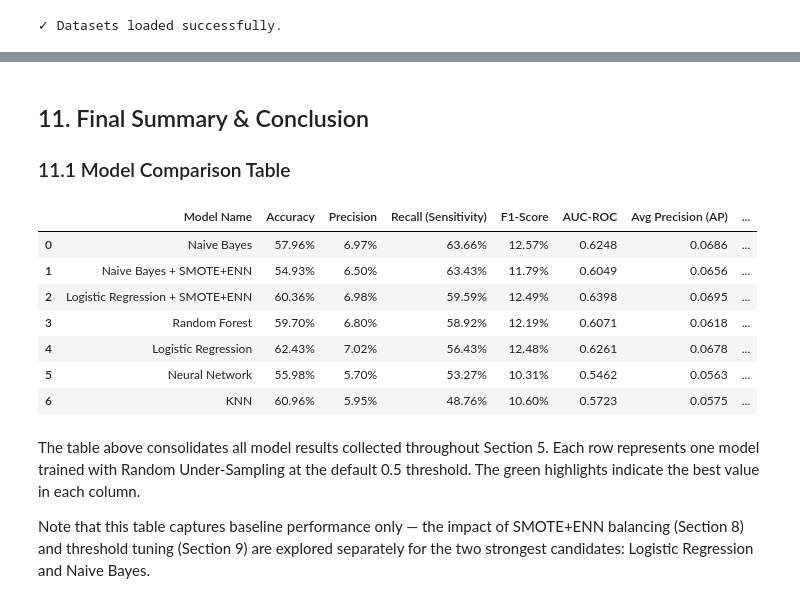
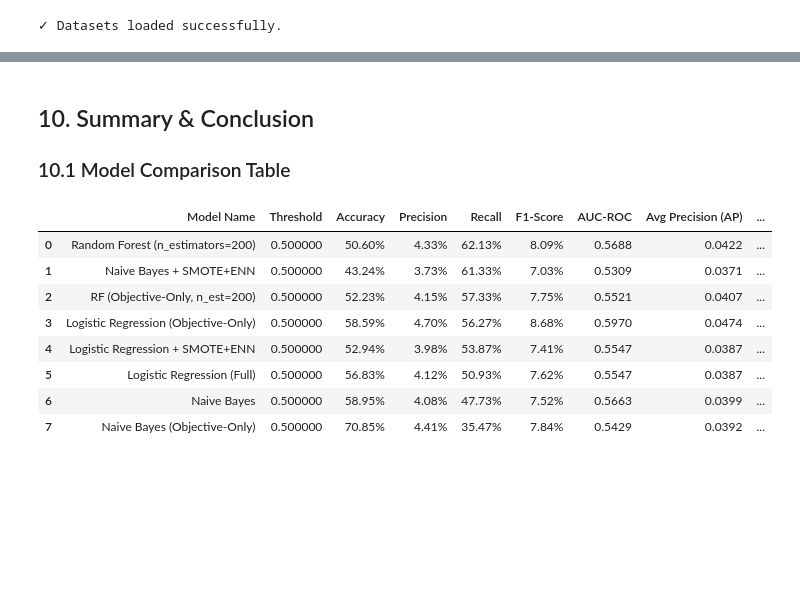
Before and after one commit to BeatrizF26/IAA-InjuryPrediction, a Jupyter notebook: notebook/models.ipynb, the cells around one changed output, grey strips where cells are left out. Saved outputs shown, nothing was run; the diff lists cells and outputs as text; code cells hidden in the pictures; blank space fills up the shorter version.

```diff
--- a/notebook/models.ipynb
+++ b/notebook/models.ipynb
@@ -1015,40 +1057,33 @@ distress subjectively before it manifests in measurable physical load metrics.
 # %% [markdown]
-## 11. Final Summary & Conclusion
+## 10. Summary & Conclusion
 
-### 11.1 Model Comparison Table
+### 10.1 Model Comparison Table
 # %%
 results_df = pd.DataFrame(model_results)
 results_df = results_df.drop_duplicates(subset=['Model Name'], keep='last')
 results_df = results_df.sort_values(
-    by='Recall (Sensitivity)', ascending=False).reset_index(drop=True)
+    by='Recall', ascending=False).reset_index(drop=True)
 
 def highlight_max(s):
     return ['background-color: lightgreen' if v == s.max() else '' for v in s]
 
 styled_table = (
     results_df.style
-    .apply(highlight_max, subset=['Accuracy', 'Precision', 'Recall (Sensitivity)',
+    .apply(highlight_max, subset=['Accuracy', 'Precision', 'Recall',
                                    'F1-Score', 'AUC-ROC', 'True Positives (Injuries Caught)'])
     .format({'Accuracy': '{:.2%}', 'Precision': '{:.2%}',
-             'Recall (Sensitivity)': '{:.2%}', 'F1-Score': '{:.2%}',
+             'Recall': '{:.2%}', 'F1-Score': '{:.2%}',
              'AUC-ROC': '{:.4f}', 'Avg Precision (AP)': '{:.4f}'})
     .set_properties(**{'text-align': 'center'})
 )
 display(styled_table)
 # %% [output]
-|  | Model Name | Accuracy | Precision | Recall (Sensitivity) | F1-Score | AUC-ROC | Avg Precision (AP) | ... |
-| 0 | Naive Bayes | 57.96% | 6.97% | 63.66% | 12.57% | 0.6248 | 0.0686 | ... |
-| 1 | Naive Bayes + SMOTE+ENN | 54.93% | 6.50% | 63.43% | 11.79% | 0.6049 | 0.0656 | ... |
-| 2 | Logistic Regression + SMOTE+ENN | 60.36% | 6.98% | 59.59% | 12.49% | 0.6398 | 0.0695 | ... |
-| 3 | Random Forest | 59.70% | 6.80% | 58.92% | 12.19% | 0.6071 | 0.0618 | ... |
-| 4 | Logistic Regression | 62.43% | 7.02% | 56.43% | 12.48% | 0.6261 | 0.0678 | ... |
-| 5 | Neural Network | 55.98% | 5.70% | 53.27% | 10.31% | 0.5462 | 0.0563 | ... |
-| 6 | KNN | 60.96% | 5.95% | 48.76% | 10.60% | 0.5723 | 0.0575 | ... |
+|  | Model Name | Threshold | Accuracy | Precision | Recall | F1-Score | AUC-ROC | Avg Precision (AP) | ... |
+| 0 | Random Forest (n_estimators=200) | 0.500000 | 50.60% | 4.33% | 62.13% | 8.09% | 0.5688 | 0.0422 | ... |
+| 1 | Naive Bayes + SMOTE+ENN | 0.500000 | 43.24% | 3.73% | 61.33% | 7.03% | 0.5309 | 0.0371 | ... |
+| 2 | RF (Objective-Only, n_est=200) | 0.500000 | 52.23% | 4.15% | 57.33% | 7.75% | 0.5521 | 0.0407 | ... |
+| 3 | Logistic Regression (Objective-Only) | 0.500000 | 58.59% | 4.70% | 56.27% | 8.68% | 0.5970 | 0.0474 | ... |
+| 4 | Logistic Regression + SMOTE+ENN | 0.500000 | 52.94% | 3.98% | 53.87% | 7.41% | 0.5547 | 0.0387 | ... |
+| 5 | Logistic Regression (Full) | 0.500000 | 56.83% | 4.12% | 50.93% | 7.62% | 0.5547 | 0.0387 | ... |
+| 6 | Naive Bayes | 0.500000 | 58.95% | 4.08% | 47.73% | 7.52% | 0.5663 | 0.0399 | ... |
+| 7 | Naive Bayes (Objective-Only) | 0.500000 | 70.85% | 4.41% | 35.47% | 7.84% | 0.5429 | 0.0392 | ... |
-# %% [markdown]
-The table above consolidates all model results collected throughout Section 5.
-Each row represents one model trained with Random Under-Sampling at the default
-0.5 threshold. The green highlights indicate the best value in each column.
-
-Note that this table captures baseline performance only — the impact of
-SMOTE+ENN balancing (Section 8) and threshold tuning (Section 9) are explored
-separately for the two strongest candidates: Logistic Regression and Naive Bayes.
```
Also changed, not shown: parts of 78 cells of this notebook, 9 other files.
